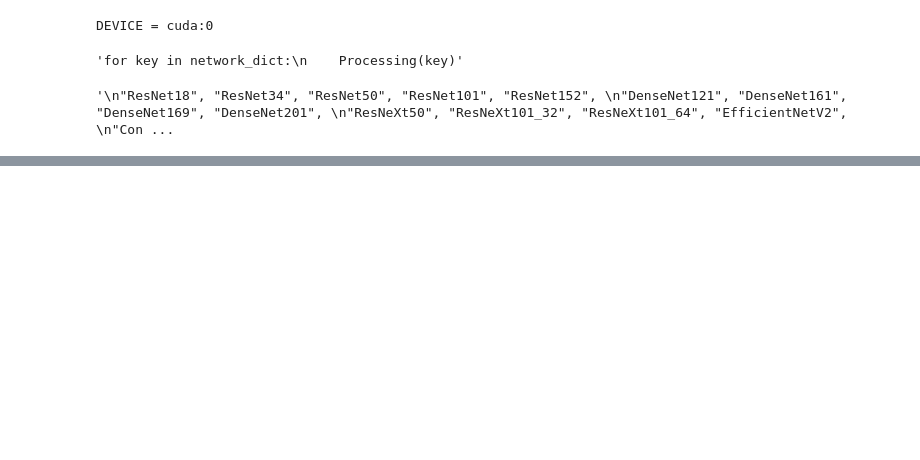
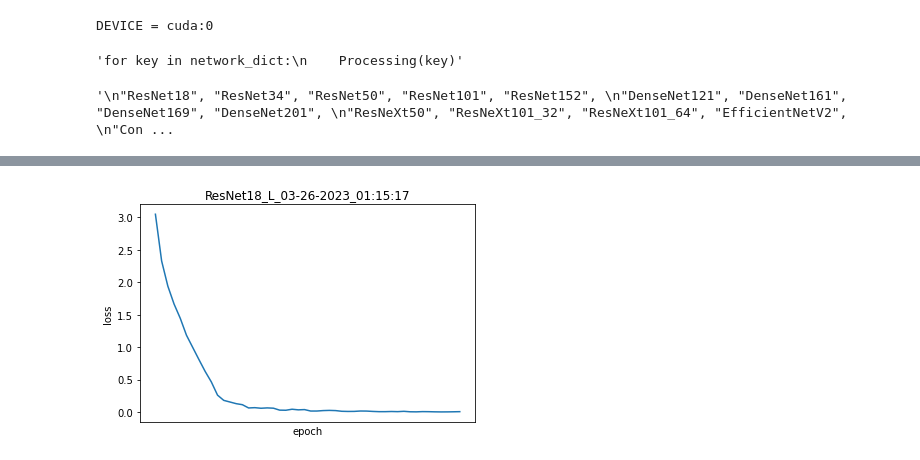
Before and after one commit to HanhengHe/BigDataCourseProj, a Jupyter notebook: bigdataproj.ipynb, the cells around one changed output, grey strips where cells are left out. Saved outputs shown, nothing was run; the diff lists cells and outputs as text; code cells hidden in the pictures; blank space fills up the shorter version.

```diff
--- a/bigdataproj.ipynb
+++ b/bigdataproj.ipynb
@@ -1,7 +1,7 @@
 # %% [markdown]
 <a href="https://colab.research.google.com/github/HanhengHe/BigDataCourseProj/blob/main/bigdataproj.ipynb" target="_parent"><img src="https://colab.research.google.com/assets/colab-badge.svg" alt="Open In Colab"/></a>
 # %%
-RUNLARGE = False
+RUNLARGE = True
 NUMCLASS= 50 if RUNLARGE else 10
 # %%
 # GET FILE
@@ -129,7 +129,7 @@ class ResNet152(nn.Module):
         x = x.view(x.size(0), -1)
         return x
 # %%
-from torchvision.models.resnet import ResNeXt50_32X4D_Weights
+from torchvision.models.resnet import ResNeXt50_32X4D_Weights, ResNeXt101_32X8D_Weights
 
 class ResNeXt50(nn.Module):
     def __init__(self):
@@ -144,7 +144,7 @@ class ResNeXt50(nn.Module):
 class ResNeXt101_32(nn.Module):
     def __init__(self):
         super(ResNeXt101_32, self).__init__()
-        self.model = models.resnext101_32x8d()
+        self.model = models.resnext101_32x8d(weights=ResNeXt101_32X8D_Weights.IMAGENET1K_V1)
 
     def forward(self, x):
         x = self.model(x)
@@ -161,7 +161,7 @@ class ResNeXt101_64(nn.Module):
         x = x.view(x.size(0), -1)
         return x
 # %%
-from torchvision.models.densenet import DenseNet121_Weights
+from torchvision.models.densenet import DenseNet121_Weights, DenseNet161_Weights
 
 class DenseNet121(nn.Module):
     def __init__(self):
@@ -176,7 +176,7 @@ class DenseNet121(nn.Module):
 class DenseNet161(nn.Module):
     def __init__(self):
         super(DenseNet161, self).__init__()
-        self.model = models.densenet161()
+        self.model = models.densenet161(weights=DenseNet161_Weights.IMAGENET1K_V1)
 
     def forward(self, x):
          x = self.model(x)
@@ -432,6 +479,6 @@ def Processing(KERNALTYPE,
 # %% [output]
 '\n"ResNet18", "ResNet34", "ResNet50", "ResNet101", "ResNet152", \n"DenseNet121", "DenseNet161", "DenseNet169", "DenseNet201", \n"ResNeXt50", "ResNeXt101_32", "ResNeXt101_64", "EfficientNetV2", \n"Con ...
 # %%
-Processing("ResNet18", lrChangeFq=10, outputFrequence=1)
+Processing("ResNet18", lrChangeFq=5, outputFrequence=10)
 # %% [output]
 KERBALTYPE: ResNet18
@@ -453,0 +496 @@ TESTING...
+[figure, added]
```
Also changed, not shown: parts of 14 cells of this notebook.
